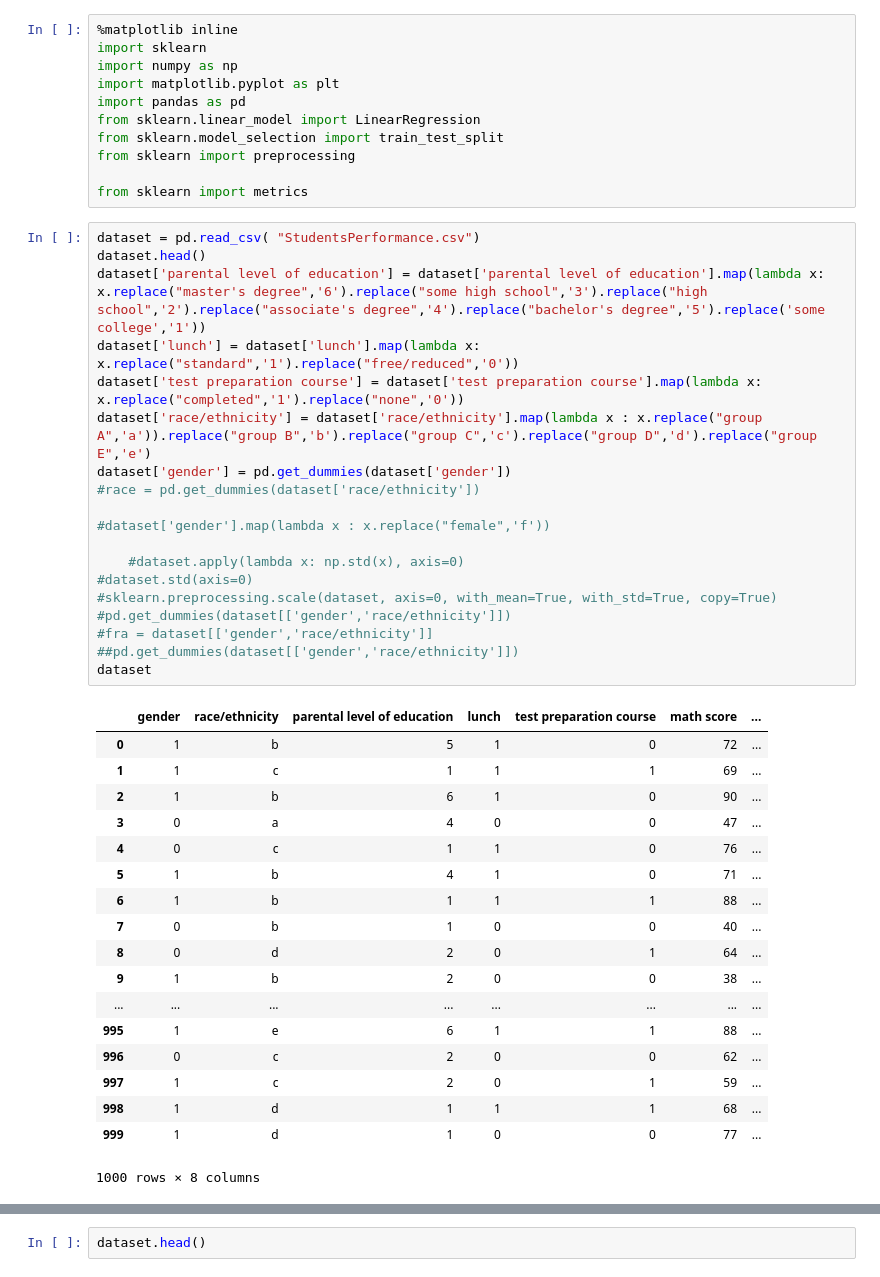
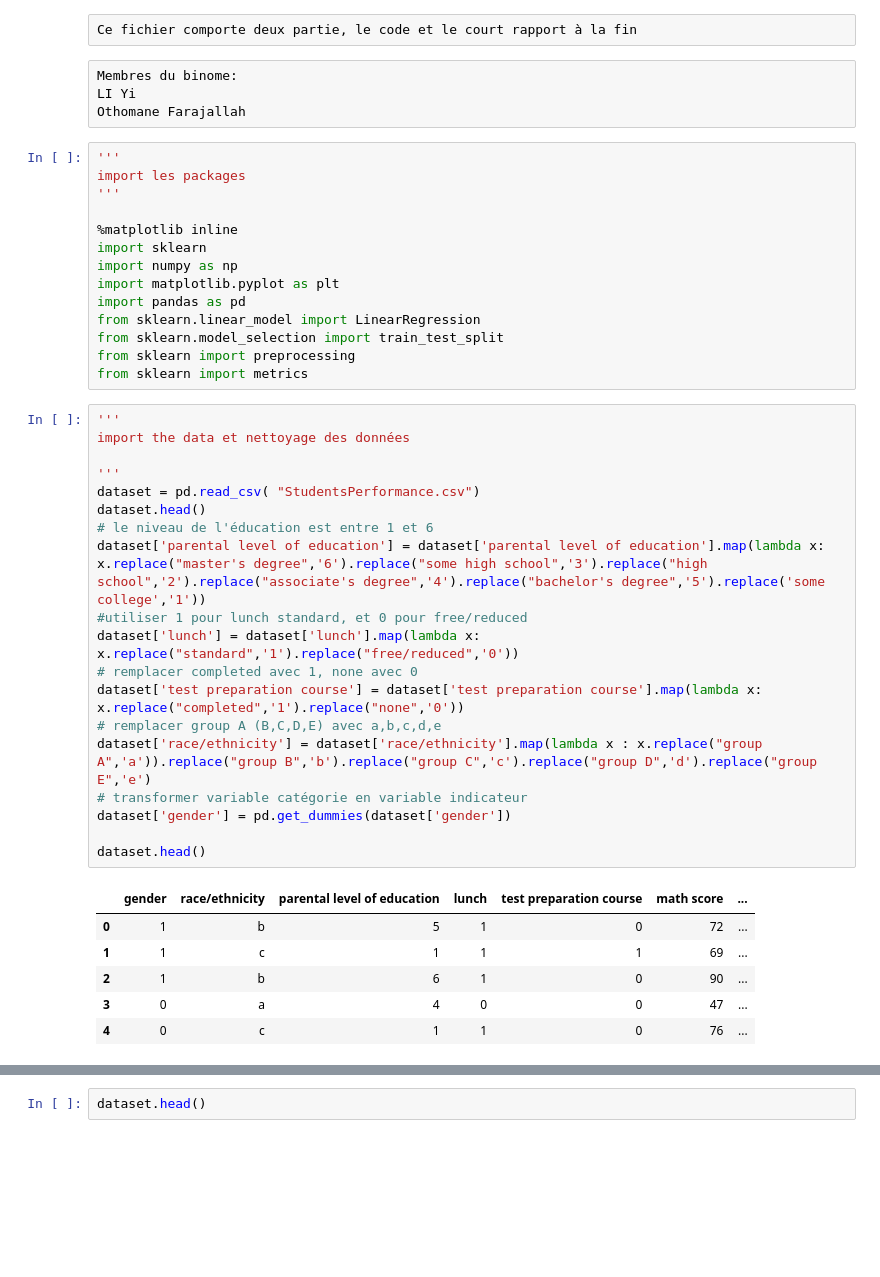
Before and after one commit to TeraBasic/My-projects, a Jupyter notebook: data_analyse/StudentsPerformance.ipynb, the cells around one changed output, grey strips where cells are left out. Drawn from its saved outputs; the diff is of its cells as text; blank space fills up the shorter version.

```diff
--- a/data_analyse/StudentsPerformance.ipynb
+++ b/data_analyse/StudentsPerformance.ipynb
@@ -1,4 +1,14 @@
+# %% [raw]
+Ce fichier comporte deux partie, le code et le court rapport à la fin
+# %% [raw]
+Membres du binome:
+LI Yi
+Othomane Farajallah
 # %%
+'''
+import les packages
+'''
+
 %matplotlib inline
 import sklearn
 import numpy as np
@@ -7,44 +17,31 @@ import pandas as pd
 from sklearn.linear_model import LinearRegression
 from sklearn.model_selection import train_test_split
 from sklearn import preprocessing
-
 from sklearn import metrics
 # %%
+'''
+import the data et nettoyage des données
+
+'''
 dataset = pd.read_csv( "StudentsPerformance.csv")
 dataset.head()
+# le niveau de l'éducation est entre 1 et 6
 dataset['parental level of education'] = dataset['parental level of education'].map(lambda x: x.replace("master's degree",'6').replace("some high school",'3').replace("high school",'2').replace("associate's degree",'4').replace("bachelor's degree",'5').replace('some college','1'))
+#utiliser 1 pour lunch standard, et 0 pour free/reduced
 dataset['lunch'] = dataset['lunch'].map(lambda x: x.replace("standard",'1').replace("free/reduced",'0'))
+# remplacer completed avec 1, none avec 0
 dataset['test preparation course'] = dataset['test preparation course'].map(lambda x: x.replace("completed",'1').replace("none",'0'))
+# remplacer group A (B,C,D,E) avec a,b,c,d,e
 dataset['race/ethnicity'] = dataset['race/ethnicity'].map(lambda x : x.replace("group A",'a')).replace("group B",'b').replace("group C",'c').replace("group D",'d').replace("group E",'e')
+# transformer variable catégorie en variable indicateur
 dataset['gender'] = pd.get_dummies(dataset['gender'])
-#race = pd.get_dummies(dataset['race/ethnicity'])
 
-#dataset['gender'].map(lambda x : x.replace("female",'f'))
-
-    #dataset.apply(lambda x: np.std(x), axis=0)
-#dataset.std(axis=0)
-#sklearn.preprocessing.scale(dataset, axis=0, with_mean=True, with_std=True, copy=True)
-#pd.get_dummies(dataset[['gender','race/ethnicity']])
-#fra = dataset[['gender','race/ethnicity']]
-##pd.get_dummies(dataset[['gender','race/ethnicity']])
-dataset
+dataset.head()
 # %% [output]
 |  | gender | race/ethnicity | parental level of education | lunch | test preparation course | math score | ... |
 | 0 | 1 | b | 5 | 1 | 0 | 72 | ... |
 | 1 | 1 | c | 1 | 1 | 1 | 69 | ... |
 | 2 | 1 | b | 6 | 1 | 0 | 90 | ... |
 | 3 | 0 | a | 4 | 0 | 0 | 47 | ... |
 | 4 | 0 | c | 1 | 1 | 0 | 76 | ... |
-| 5 | 1 | b | 4 | 1 | 0 | 71 | ... |
-| 6 | 1 | b | 1 | 1 | 1 | 88 | ... |
-| 7 | 0 | b | 1 | 0 | 0 | 40 | ... |
-| 8 | 0 | d | 2 | 0 | 1 | 64 | ... |
-| 9 | 1 | b | 2 | 0 | 0 | 38 | ... |
-| ... | ... | ... | ... | ... | ... | ... | ... |
-| 995 | 1 | e | 6 | 1 | 1 | 88 | ... |
-| 996 | 0 | c | 2 | 0 | 0 | 62 | ... |
-| 997 | 1 | c | 2 | 0 | 1 | 59 | ... |
-| 998 | 1 | d | 1 | 1 | 1 | 68 | ... |
-| 999 | 1 | d | 1 | 0 | 0 | 77 | ... |
-1000 rows × 8 columns
 # %%
```
Also changed, not shown: parts of 9 cells of this notebook, 1 other file.
